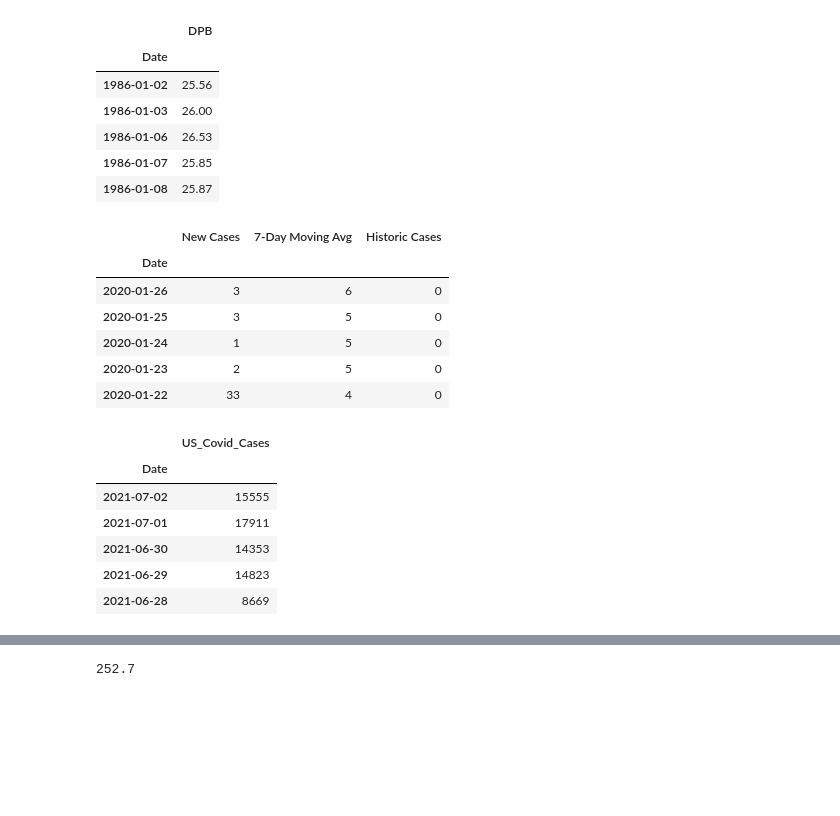
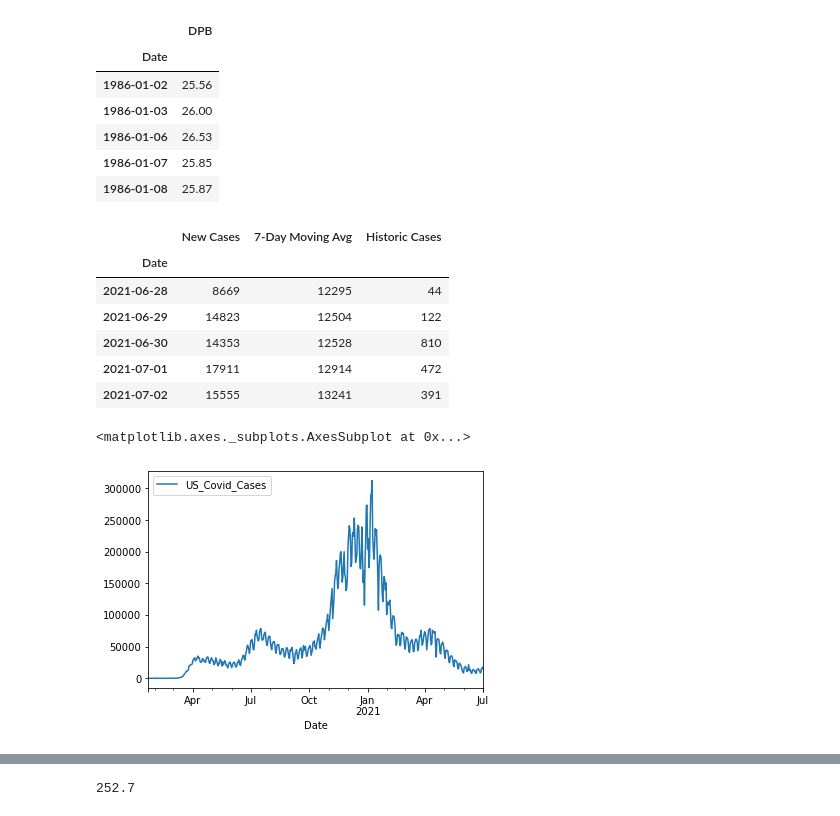
Before and after one commit to Billieo/p2-g3, a Jupyter notebook: notebooks/Samuel's_Notebook/notebooks/LSTM.ipynb, the cells around one changed output, grey strips where cells are left out. Drawn from its saved outputs; the diff is of its cells as text; code cells hidden in the pictures; blank space fills up the shorter version.

```diff
--- a/notebooks/Samuel's_Notebook/notebooks/LSTM.ipynb
+++ b/notebooks/Samuel's_Notebook/notebooks/LSTM.ipynb
@@ -119,29 +125,24 @@ oil.head()
 # %%
 csv_path = Path("../csvs/covid_cases.csv/")
 covid_data = pd.read_csv(csv_path, index_col="Date", parse_dates=True, infer_datetime_format=True)
-##covid_data.sort_index(ascending = True, inplace = True)
+covid_data.sort_index(ascending = True, inplace = True)
 covid_data.tail()
 # %% [output]
 |  | New Cases | 7-Day Moving Avg | Historic Cases |
 | Date |  |  |  |
-| 2020-01-26 | 3 | 6 | 0 |
-| 2020-01-25 | 3 | 5 | 0 |
-| 2020-01-24 | 1 | 5 | 0 |
-| 2020-01-23 | 2 | 5 | 0 |
-| 2020-01-22 | 33 | 4 | 0 |
+| 2021-06-28 | 8669 | 12295 | 44 |
+| 2021-06-29 | 14823 | 12504 | 122 |
+| 2021-06-30 | 14353 | 12528 | 810 |
+| 2021-07-01 | 17911 | 12914 | 472 |
+| 2021-07-02 | 15555 | 13241 | 391 |
 # %%
 covid_df = pd.DataFrame()
 covid_df["US_Covid_Cases"] = covid_data["New Cases"]
 #covid_df["Date"] = covid_data["Date"]
-covid_df.head()
+covid_df.plot()
 # %% [output]
-|  | US_Covid_Cases |
-| Date |  |
-| 2021-07-02 | 15555 |
-| 2021-07-01 | 17911 |
-| 2021-06-30 | 14353 |
-| 2021-06-29 | 14823 |
-| 2021-06-28 | 8669 |
+<matplotlib.axes._subplots.AxesSubplot at 0x...>
+[figure, added]
 # %%
 df = tech_df.join(oil, how="inner")
 df.head()
```
Also changed, not shown: parts of 19 cells of this notebook, 14 other files.
